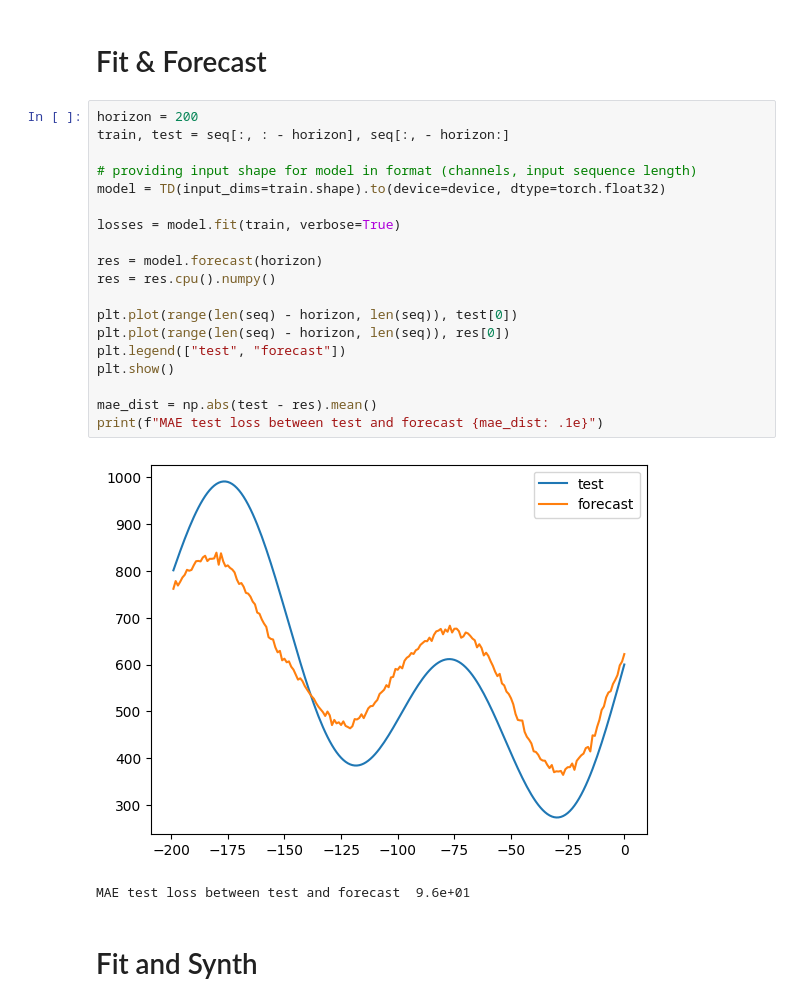
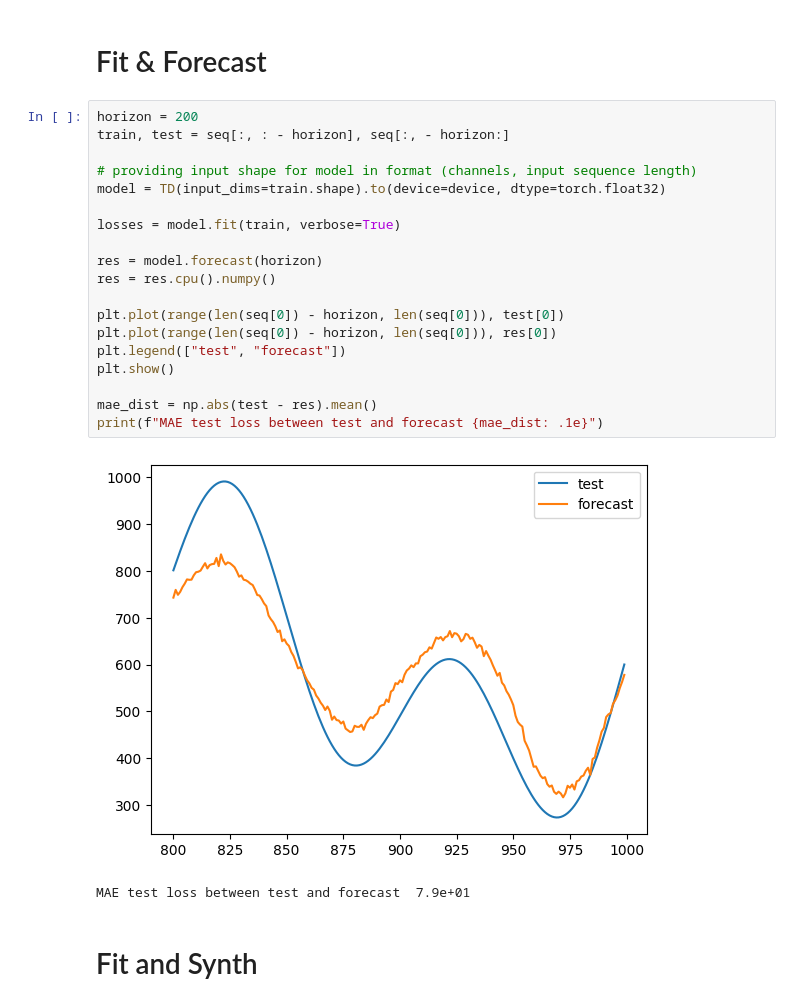
Before and after one commit to timetoai/TimeDiffusion, a Jupyter notebook: examples/example_1d_data.ipynb, the cells around one changed output. Saved outputs shown, nothing was run; the diff lists cells and outputs as text.

Commit message:
imputation and forecast examples update

```diff
--- a/examples/example_1d_data.ipynb
+++ b/examples/example_1d_data.ipynb
@@ -76,25 +76,25 @@ MAE distance between original and imputed  2.1e+01
 # %%
 horizon = 200
 train, test = seq[:, : - horizon], seq[:, - horizon:]
 
 # providing input shape for model in format (channels, input sequence length)
 model = TD(input_dims=train.shape).to(device=device, dtype=torch.float32)
 
 losses = model.fit(train, verbose=True)
 
 res = model.forecast(horizon)
 res = res.cpu().numpy()
 
-plt.plot(range(len(seq) - horizon, len(seq)), test[0])
-plt.plot(range(len(seq) - horizon, len(seq)), res[0])
+plt.plot(range(len(seq[0]) - horizon, len(seq[0])), test[0])
+plt.plot(range(len(seq[0]) - horizon, len(seq[0])), res[0])
 plt.legend(["test", "forecast"])
 plt.show()
 
 mae_dist = np.abs(test - res).mean()
 print(f"MAE test loss between test and forecast {mae_dist: .1e}")
 # %% [output]
-[figure, old version]
+[figure, new version]
-MAE test loss between test and forecast  9.6e+01
+MAE test loss between test and forecast  7.9e+01
 # %% [markdown]
 # Fit and Synth
 # %%
```
Also changed, not shown: parts of 2 cells of this notebook.
